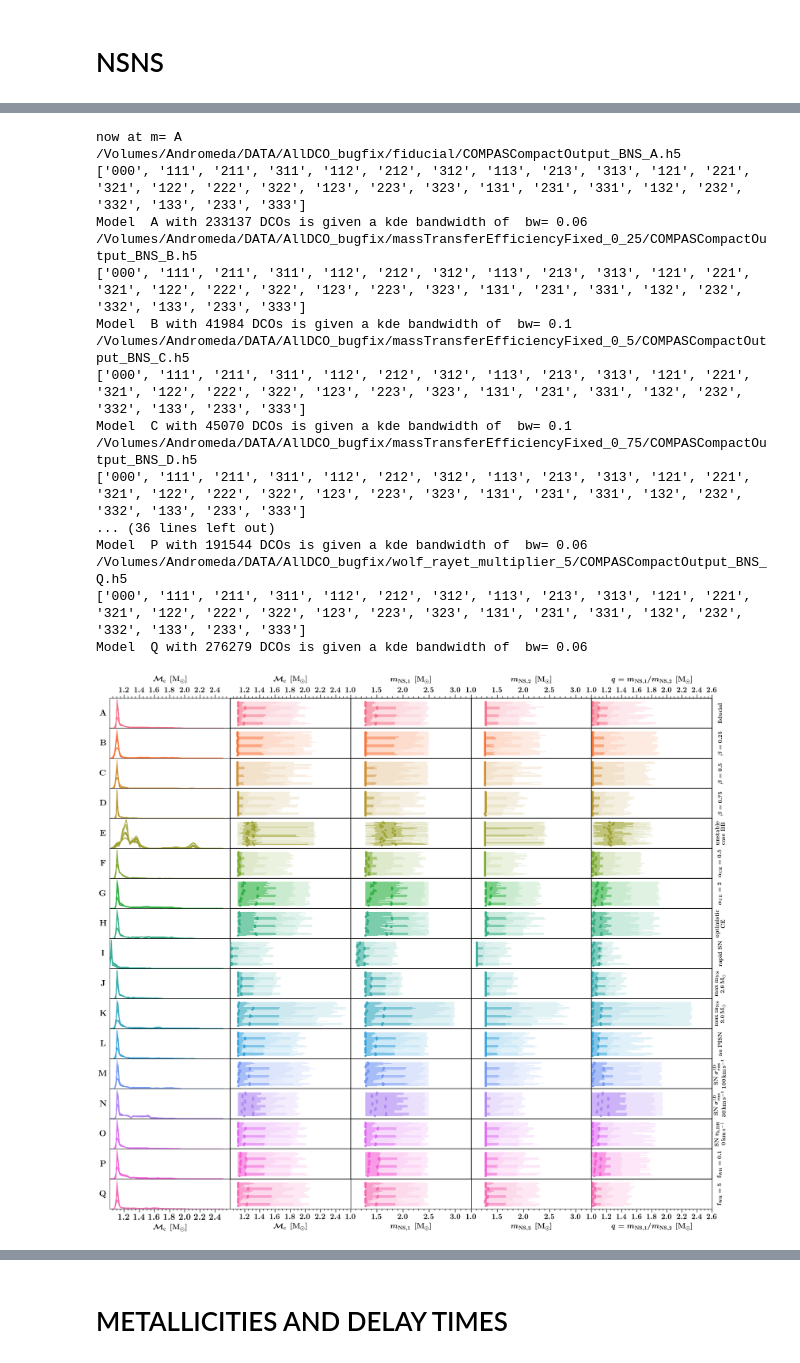
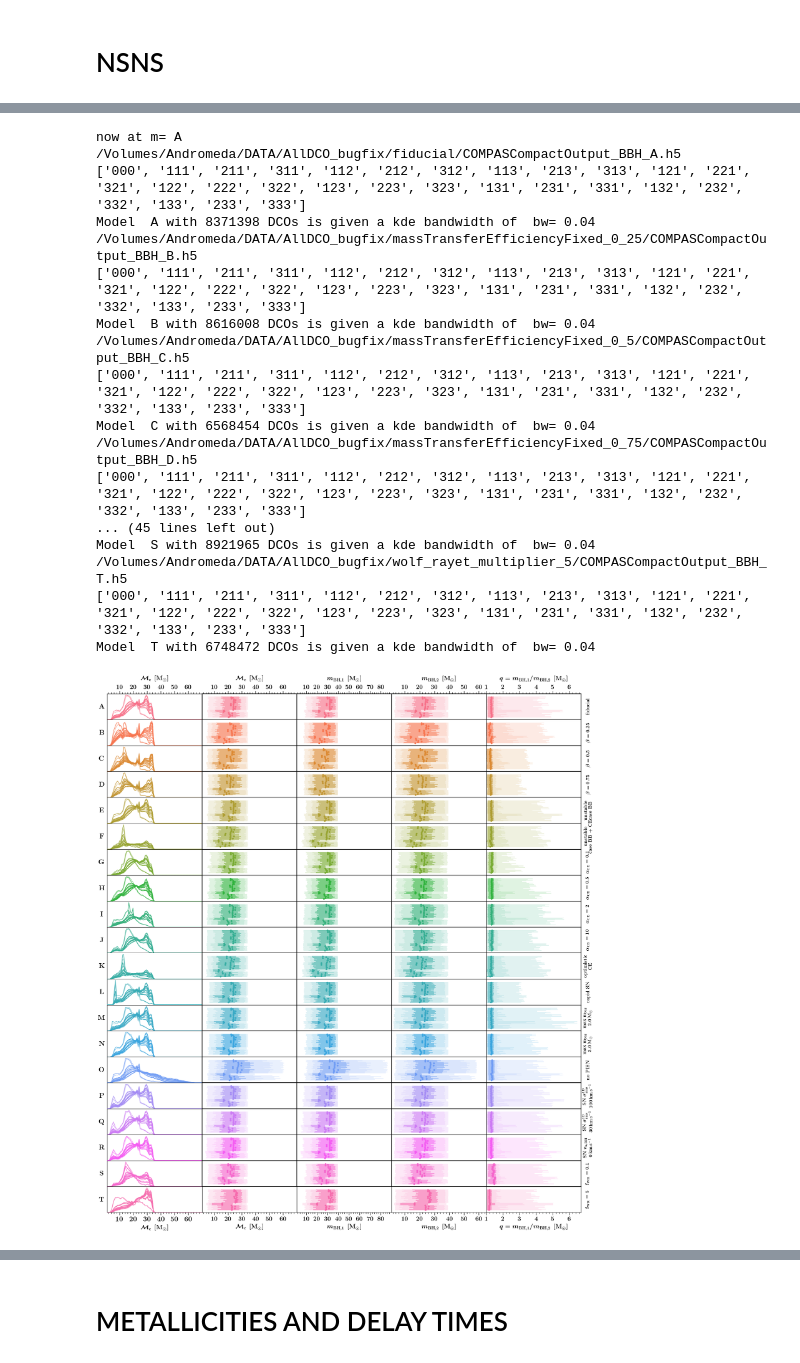
Before and after one commit to FloorBroekgaarden/Double-Compact-Object-Mergers, a Jupyter notebook: plottingCode/Fig_4_and_Fig_5_and_Fig_6/make_figure_4_5_and_6-Only_Masses.ipynb, the cells around one changed output, grey strips where cells are left out. Cells and saved outputs as stored; diff of their text form; code cells hidden in the pictures.

```diff
--- a/plottingCode/Fig_4_and_Fig_5_and_Fig_6/make_figure_4_5_and_6-Only_Masses.ipynb
+++ b/plottingCode/Fig_4_and_Fig_5_and_Fig_6/make_figure_4_5_and_6-Only_Masses.ipynb
@@ -99,8 +99,8 @@ print(MSSFRnameslist)
 # %% [output]
 ['000', '111', '211', '311', '112', '212', '312', '113', '213', '313', '121', '221', '321', '122', '222', '322', '123', '223', '323', '131', '231', '331', '132', '232', '332', '133', '233', '333']
 # %%
-nModels=17
-BPSnameslist = list(string.ascii_uppercase)[0:nModels]
+# nModels=17
+# BPSnameslist = list(string.ascii_uppercase)[0:nModels]
 
 # physicalNamesBPSmodelsWithEnter = [r'\textbf{fiducial}',\
 #                            r'$\beta=0.25$', r'$\beta=0.5$',  r'$\beta=0.75$',r'\textbf{unstable}' + '\n'+ r'\textbf{case BB}',\
@@ -614,8 +603,8 @@ path_dir = '/Volumes/Andromeda/DATA/AllDCO_bugfix/'
 
 
 
-ncols, nrows= 5,17
-f, ax= plt.subplots(ncols=ncols,nrows=nrows,figsize=(26,23),
+ncols, nrows= 5,20
+f, ax= plt.subplots(ncols=ncols,nrows=nrows,figsize=(25,28),
               gridspec_kw={"width_ratios":1.5*np.ones(ncols), "height_ratios":1*np.ones(nrows)})
 
 
@@ -636,8 +625,8 @@ DCOtype='BHNS'
 
 
 # GLOBAL SETTINGS
-nModels=17  # number of BPS models we are comparing
-BPSnameslist = list(string.ascii_uppercase)[0:nModels] # the label letters for these models
+# nModels=17  # number of BPS models we are comparing
+# BPSnameslist = list(string.ascii_uppercase)[0:nModels] # the label letters for these models
 whichWeight='det' # which weighting we want (intrinisic or detecter)
 # path to the file with the distribution quantiles / percentiles:
 pathQuantiles='/Users/floorbroekgaarden/Projects/GitHub/Double-Compact-Object-Mergers/dataFiles/summary_data_Fig_4_5_6/'
@@ -785,13 +927,13 @@ Model  Q with 938755 DCOs is given a kde bandwidth of  bw= 0.05
 # add location of the COMPAS hdf5 files:
 path_dir = '/Volumes/Andromeda/DATA/AllDCO_bugfix/'
 
-ncols, nrows= 5,17
-f, ax= plt.subplots(ncols=ncols,nrows=nrows,figsize=(26,23),
+ncols, nrows= 5,20
+f, ax= plt.subplots(ncols=ncols,nrows=nrows,figsize=(25,28),
               gridspec_kw={"width_ratios":1.5*np.ones(ncols), "height_ratios":1*np.ones(nrows)})
 
 
-TYPE = 'BNS'
-DCOtype='BNS'
+TYPE = 'BBH'
+DCOtype='BBH'
 # # I do NOT want model E
 # if 'E' in BPSnameslist:
 #     BPSnameslist.remove('E')
@@ -799,8 +941,8 @@ DCOtype='BNS'
 
 
 # GLOBAL SETTINGS
-nModels=17  # number of BPS models we are comparing
-BPSnameslist = list(string.ascii_uppercase)[0:nModels] # the label letters for these models
+# nModels=17  # number of BPS models we are comparing
+# BPSnameslist = list(string.ascii_uppercase)[0:nModels] # the label letters for these models
 whichWeight='det' # which weighting we want (intrinisic or detecter)
 # path to the file with the distribution quantiles / percentiles:
 pathQuantiles='/Users/floorbroekgaarden/Projects/GitHub/Double-Compact-Object-Mergers/dataFiles/summary_data_Fig_4_5_6/'
@@ -812,9 +954,9 @@ fs_t = 22
 # FIRST COLUMN WITH CHIRP MASS ###
 xparam, axe_ind, xlabelname ='ChirpMass', 0,  r' $\mathcal{M}_{\rm{c}}$ $ \,  [\rm{M}_{\odot}]$'
 # plot percentiles:
-plot_kdes(axe=ax, axe_ind=axe_ind, xparam=xparam, BPSmodelNames=BPSnameslist, MSSFRmodelNames=MSSFRnameslist, DCOtype=DCOtype, xvarrange=[1, 2.5], \
+plot_kdes(axe=ax, axe_ind=axe_ind, xparam=xparam, BPSmodelNames=BPSnameslist, MSSFRmodelNames=MSSFRnameslist, DCOtype=DCOtype, xvarrange=[1, 75], \
                               whichWeight=whichWeight, path_dir=path_dir)
-xlim=[1.01,2.599]
+xlim=[1.01,69.99]
 make_up_axis(axe=ax, axe_ind=axe_ind, BPSmodelNames=BPSnameslist, xlim=xlim, ylim=None , nameX=xlabelname, nameY=None, logY=False, logX=False)
 layoutAxesNoYlabel(ax=ax[nModels-1,axe_ind], nameX=xlabelname, nameY=None, labelpad=20, fontsize=fs_t)
 # top label
@@ -834,7 +976,7 @@ for ind_bps, bps_name in enumerate(BPSnameslist):
 ## SECOND COLUMN WITH CHIRP MASS ###
 xparam, axe_ind, xlabelname ='ChirpMass', 1 , r' $\mathcal{M}_{\rm{c}}$ $ \,  [\rm{M}_{\odot}]$'
 plot_percentiles(ax, axe_ind, xparam, BPSnameslist, MSSFRnameslist, DCOtype,  whichWeight, path_dir, pathQuantiles)
-xlim, ylim=[1.01,2.599], [-0.5, 0.5]
+xlim, ylim=[1.01,69.99], [-0.5, 0.5]
 # ticks and so on
 make_up_axis(axe=ax, axe_ind=axe_ind, BPSmodelNames=BPSnameslist, xlim=xlim, ylim=ylim, nameX=xlabelname, nameY=None, logY=False, logX=False)
 layoutAxesNoYlabel(ax=ax[nModels-1,axe_ind], nameX=xlabelname, nameY=None, labelpad=20, fontsize=fs_t) # bottom label
@@ -845,8 +987,8 @@ layoutAxesNoYlabel(ax=ax2x, nameX=xlabelname, nameY=None, second=True, labelpad=
 
 ##############################################################
 ## THIRD COLUMN WITH MASS 1 ###
-xparam, axe_ind, xlabelname ='Mass1', 2,  r' ${m}_{\rm{NS,1}}$ $ \,  [\rm{M}_{\odot}]$'
-xlim, ylim = [1.0,3.2999], [-0.5, 0.5]
+xparam, axe_ind, xlabelname ='Mass1', 2,  r' ${m}_{\rm{BH,1}}$ $ \,  [\rm{M}_{\odot}]$'
+xlim, ylim = [1.0,89.99], [-0.5, 0.5]
 plot_percentiles(ax, axe_ind, xparam, BPSnameslist, MSSFRnameslist, DCOtype,  whichWeight, path_dir, pathQuantiles)
 make_up_axis(axe=ax, axe_ind=axe_ind, BPSmodelNames=BPSnameslist, xlim=xlim, ylim=ylim, nameX=xlabelname, nameY=None, logY=False, logX=False)
 layoutAxesNoYlabel(ax=ax[nModels-1,axe_ind], nameX=xlabelname, nameY=None, labelpad=20, fontsize=fs_t)
@@ -857,8 +999,8 @@ layoutAxesNoYlabel(ax=ax2x, nameX=xlabelname, nameY=None, second=True, labelpad=
 
 ##############################################################
 ## FOURTH COLUMN WITH MASS 2 ###
-xparam, axe_ind, xlabelname ='Mass2',  3, r' ${m}_{\rm{NS,2}}$ $ \,  [\rm{M}_{\odot}]$'
-xlim, ylim = [1.0,3.2999], [-0.5, 0.5]
+xparam, axe_ind, xlabelname ='Mass2',  3, r' ${m}_{\rm{BH,2}}$ $ \,  [\rm{M}_{\odot}]$'
+xlim, ylim = [1.0,64.99], [-0.5, 0.5]
 plot_percentiles(ax, axe_ind, xparam, BPSnameslist, MSSFRnameslist, DCOtype,  whichWeight, path_dir, pathQuantiles)
 make_up_axis(axe=ax, axe_ind=axe_ind, BPSmodelNames=BPSnameslist, xlim=xlim, ylim=ylim, nameX=xlabelname, nameY=None, logY=False, logX=False)  # ticks
 layoutAxesNoYlabel(ax=ax[nModels-1,axe_ind], nameX=xlabelname, nameY=None, labelpad=20, fontsize=fs_t) # bottom label
@@ -872,49 +1014,49 @@ layoutAxesNoYlabel(ax=ax2x, nameX=xlabelname, nameY=None, second=True, labelpad=
 
 ##############################################################
 ## COLUMN WITH MASS RATIO ###
-xparam, axe_ind, xlabelname ='q', 4 , r' $q = {m}_{\rm{NS,1}} / {m}_{\rm{NS,2}}$ $ \,  [\rm{M}_{\odot}]$'
+xparam, axe_ind, xlabelname ='q', 4 , r' $q = {m}_{\rm{BH,1}} / {m}_{\rm{BH,2}}$ $ \,  [\rm{M}_{\odot}]$'
 plot_percentiles(ax, axe_ind, xparam, BPSnameslist, MSSFRnameslist, DCOtype,  whichWeight, path_dir, pathQuantiles)
-xlim, ylim=[1.0,2.6], [-0.5, 0.5]
+xlim, ylim=[1.0,6.7], [-0.5, 0.5]
 make_up_axis(ax, axe_ind, BPSnameslist, xlim, ylim, xlabelname, nameY=None, logY=False, logX=False)
 layoutAxesNoYlabel(ax=ax[nModels-1,axe_ind], nameX=xlabelname, nameY=None, labelpad=20, fontsize=fs_t)
 # top label
 ax2x = ax[0,axe_ind].twiny()
 make_up_axis_single_ax(ax2x, 'A', BPSnameslist, xlim, ylim, nameY=None, logY=False, logX=False)
 layoutAxesNoYlabel(ax=ax2x, nameX=xlabelname, nameY=None, second=True, labelpad=20, fontsize=fs_t)
 
 
 
 # add y labels on the right.
 for ind_bps, bps_name in enumerate(BPSnameslist):
     nameY = alphabetPhysicalNameDictWithEnter[bps_name]
     ax2y = ax[ind_bps,axe_ind].twinx()
 
     make_up_axis_single_ax(ax2y, 'A', BPSnameslist, xlim, ylim, nameY=None, logY=False, logX=False)
     layoutAxesNoXlabel(ax=ax2y, nameX=None, nameY=nameY, labelpad=25, rotation=90, fontsize=17)
 
 
 ##  SAVE FIG  ###
 plt.tight_layout()
 plt.subplots_adjust(wspace=0.0, hspace=0)
 plt.savefig('./KDEplot_masses' + whichWeight +'_'  + DCOtype+ '.png', transparent=False)
 plt.show()
 plt.close()
 # %% [output]
 now at m= A
-/Volumes/Andromeda/DATA/AllDCO_bugfix/fiducial/COMPASCompactOutput_BNS_A.h5
+/Volumes/Andromeda/DATA/AllDCO_bugfix/fiducial/COMPASCompactOutput_BBH_A.h5
 ['000', '111', '211', '311', '112', '212', '312', '113', '213', '313', '121', '221', '321', '122', '222', '322', '123', '223', '323', '131', '231', '331', '132', '232', '332', '133', '233', '333']
-Model  A with 233137 DCOs is given a kde bandwidth of  bw= 0.06
-/Volumes/Andromeda/DATA/AllDCO_bugfix/massTransferEfficiencyFixed_0_25/COMPASCompactOutput_BNS_B.h5
+Model  A with 8371398 DCOs is given a kde bandwidth of  bw= 0.04
+/Volumes/Andromeda/DATA/AllDCO_bugfix/massTransferEfficiencyFixed_0_25/COMPASCompactOutput_BBH_B.h5
 ['000', '111', '211', '311', '112', '212', '312', '113', '213', '313', '121', '221', '321', '122', '222', '322', '123', '223', '323', '131', '231', '331', '132', '232', '332', '133', '233', '333']
-Model  B with 41984 DCOs is given a kde bandwidth of  bw= 0.1
-/Volumes/Andromeda/DATA/AllDCO_bugfix/massTransferEfficiencyFixed_0_5/COMPASCompactOutput_BNS_C.h5
+Model  B with 8616008 DCOs is given a kde bandwidth of  bw= 0.04
+/Volumes/Andromeda/DATA/AllDCO_bugfix/massTransferEfficiencyFixed_0_5/COMPASCompactOutput_BBH_C.h5
 ['000', '111', '211', '311', '112', '212', '312', '113', '213', '313', '121', '221', '321', '122', '222', '322', '123', '223', '323', '131', '231', '331', '132', '232', '332', '133', '233', '333']
-Model  C with 45070 DCOs is given a kde bandwidth of  bw= 0.1
-/Volumes/Andromeda/DATA/AllDCO_bugfix/massTransferEfficiencyFixed_0_75/COMPASCompactOutput_BNS_D.h5
+Model  C with 6568454 DCOs is given a kde bandwidth of  bw= 0.04
+/Volumes/Andromeda/DATA/AllDCO_bugfix/massTransferEfficiencyFixed_0_75/COMPASCompactOutput_BBH_D.h5
 ['000', '111', '211', '311', '112', '212', '312', '113', '213', '313', '121', '221', '321', '122', '222', '322', '123', '223', '323', '131', '231', '331', '132', '232', '332', '133', '233', '333']
-... (36 lines left out)
-Model  P with 191544 DCOs is given a kde bandwidth of  bw= 0.06
-/Volumes/Andromeda/DATA/AllDCO_bugfix/wolf_rayet_multiplier_5/COMPASCompactOutput_BNS_Q.h5
+... (45 lines left out)
+Model  S with 8921965 DCOs is given a kde bandwidth of  bw= 0.04
+/Volumes/Andromeda/DATA/AllDCO_bugfix/wolf_rayet_multiplier_5/COMPASCompactOutput_BBH_T.h5
 ['000', '111', '211', '311', '112', '212', '312', '113', '213', '313', '121', '221', '321', '122', '222', '322', '123', '223', '323', '131', '231', '331', '132', '232', '332', '133', '233', '333']
-Model  Q with 276279 DCOs is given a kde bandwidth of  bw= 0.06
+Model  T with 6748472 DCOs is given a kde bandwidth of  bw= 0.04
-[figure, old version]
+[figure, new version]
```
Also changed, not shown: parts of 13 cells of this notebook, 6 other files.
